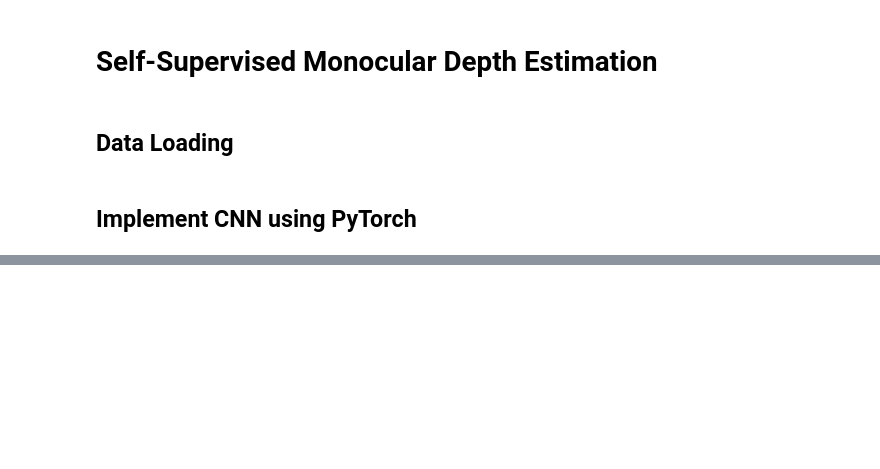
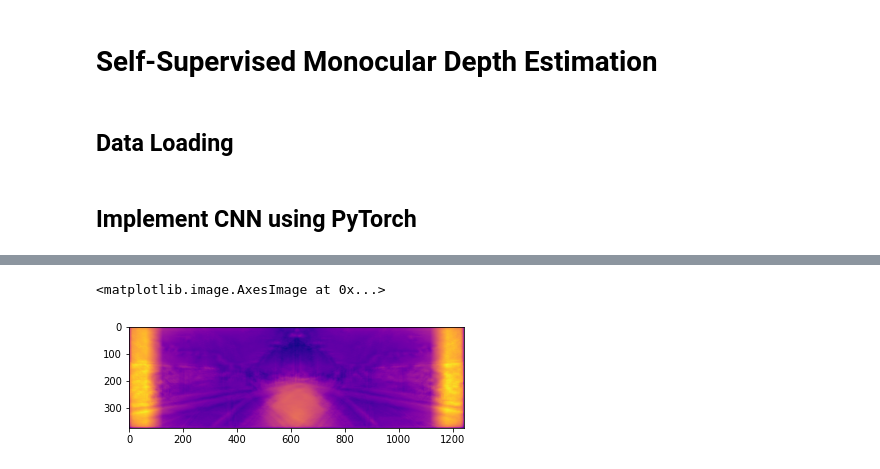
Before and after one commit to yiran0427/depth_estimation, a Jupyter notebook: main.ipynb, the cells around one changed output, grey strips where cells are left out. Cells and saved outputs as stored; diff of their text form; code cells hidden in the pictures; blank space fills up the shorter version.

Commit message:
add disparity plot

```diff
--- a/main.ipynb
+++ b/main.ipynb
@@ -56,2 +59,11 @@ model.train(train_loader)
+# %%
+disp = np.load('output_disp/disparities_pp.npy')  # Or disparities.npy for output without post-processing
+disp.shape
+
+disp_to_img = skimage.transform.resize(disp[0].squeeze(), [375, 1242], mode='constant')
+plt.imshow(disp_to_img, cmap='plasma')
+# %% [output]
+<matplotlib.image.AxesImage at 0x...>
+[figure, added]
 # %%
 model.test(test_loader)
```
Also changed, not shown: parts of 2 cells of this notebook.
